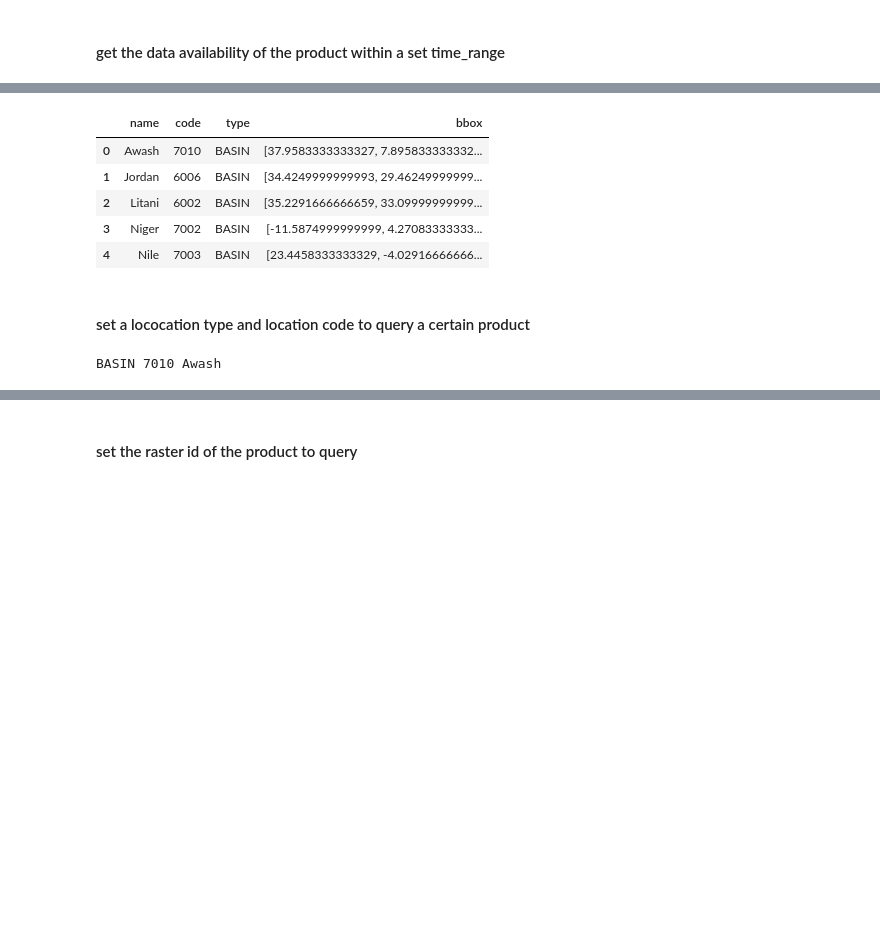
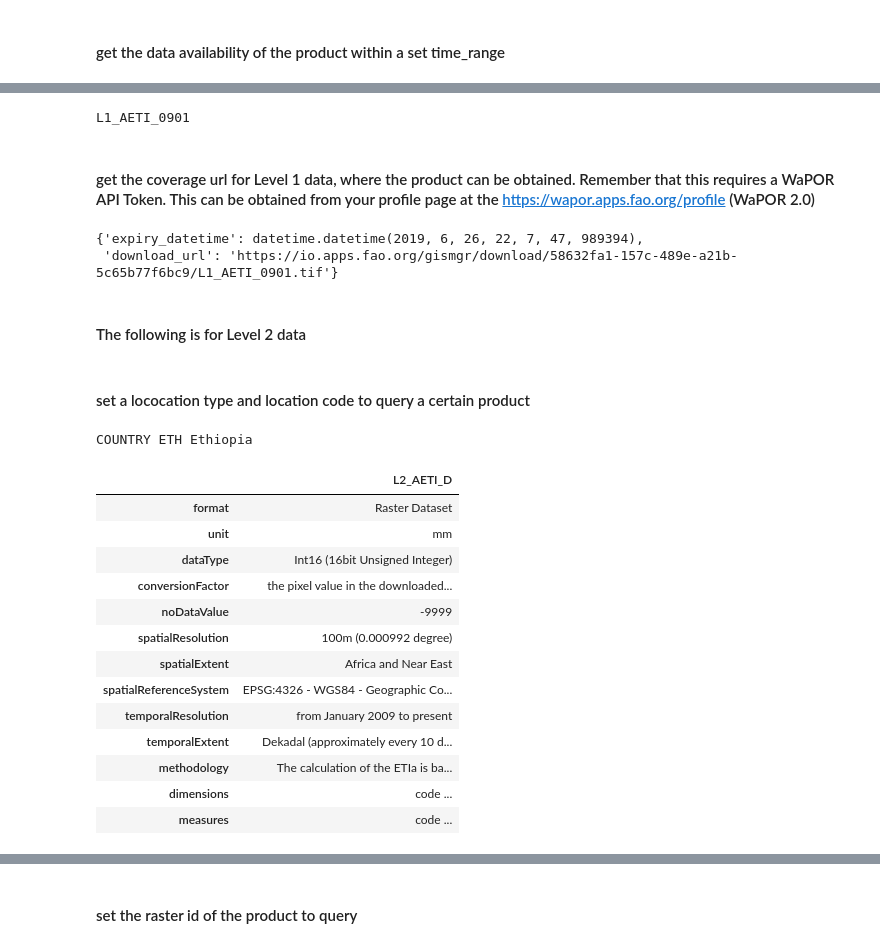
Before and after one commit to HKV-products-services/hkvwaporpy, a Jupyter notebook: notebook/example usage hkvwaporpy.ipynb, the cells around one changed output, grey strips where cells are left out. Drawn from its saved outputs; the diff is of its cells as text; code cells hidden in the pictures; blank space fills up the shorter version.

```diff
--- a/notebook/example usage hkvwaporpy.ipynb
+++ b/notebook/example usage hkvwaporpy.ipynb
@@ -119,10 +125,9 @@ df_avail.tail()
-# %%
-df_locations = hkv.read_wapor.get_locations()
-df_locations.head()
-# %% [output]
-|  | name | code | type | bbox |
-| 0 | Awash | 7010 | BASIN | [37.9583333333327, 7.895833333332... |
-| 1 | Jordan | 6006 | BASIN | [34.4249999999993, 29.46249999999... |
-| 2 | Litani | 6002 | BASIN | [35.2291666666659, 33.09999999999... |
-| 3 | Niger | 7002 | BASIN | [-11.5874999999999, 4.27083333333... |
-| 4 | Nile | 7003 | BASIN | [23.4458333333329, -4.02916666666... |
+# %%
+i=0
+cube_period = df_avail.iloc[i]
+raster_id = cube_period['raster_id']
+print(raster_id)
+# %% [output]
+L1_AETI_0901
+# %% [markdown]
+#### get the coverage url for Level 1 data, where the product can be obtained. Remember that this requires a WaPOR API Token. This can be obtained from your profile page at the https://wapor.apps.fao.org/profile (WaPOR 2.0)
@@ -129,9 +137,40 @@ df_locations.head()
+# %%
+cov_object = hkv.read_wapor.get_coverage_url(
+    APItoken=MY_API_TOKEN,
+    raster_id=raster_id,
+    cube_code=ds_code)
+cov_object
+# %% [output]
+{'expiry_datetime': datetime.datetime(2019, 6, 26, 22, 7, 47, 989394),
+ 'download_url': 'https://io.apps.fao.org/gismgr/download/58632fa1-157c-489e-a21b-5c65b77f6bc9/L1_AETI_0901.tif'}
+# %% [markdown]
+#### The following is for Level 2 data
 # %% [markdown]
 #### set a lococation type and location code to query a certain product
 # %%
-location = df_locations.iloc[0]
+## L2 location
+location = df_locations.iloc[25]
 loc_type = location['type']
 loc_code = location['code']
 print(loc_type, loc_code, location['name'])
 # %% [output]
-BASIN 7010 Awash
+COUNTRY ETH Ethiopia
+# %%
+ds_code='L2_AETI_D'
+cube_info=hkv.read_wapor.get_info_cube(cube_code=ds_code)
+cube_info
+# %% [output]
+|  | L2_AETI_D |
+| format | Raster Dataset |
+| unit | mm |
+| dataType | Int16 (16bit Unsigned Integer) |
+| conversionFactor | the pixel value in the downloaded... |
+| noDataValue | -9999 |
+| spatialResolution | 100m (0.000992 degree) |
+| spatialExtent | Africa and Near East |
+| spatialReferenceSystem | EPSG:4326 - WGS84 - Geographic Co... |
+| temporalResolution | from January 2009 to present |
+| temporalExtent | Dekadal (approximately every 10 d... |
+| methodology | The calculation of the ETIa is ba... |
+| dimensions | code ... |
+| measures | code ... |
```
Also changed, not shown: parts of 23 cells of this notebook, 7 other files.
